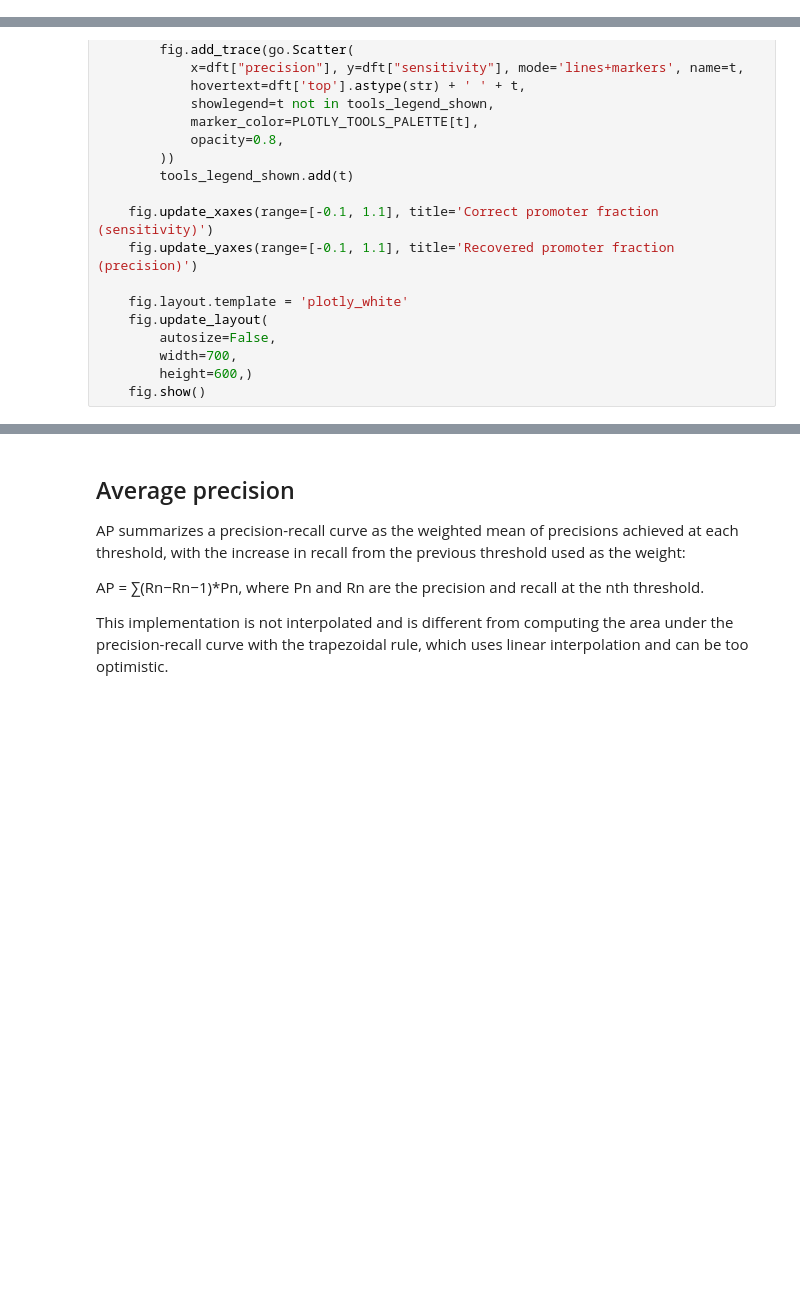
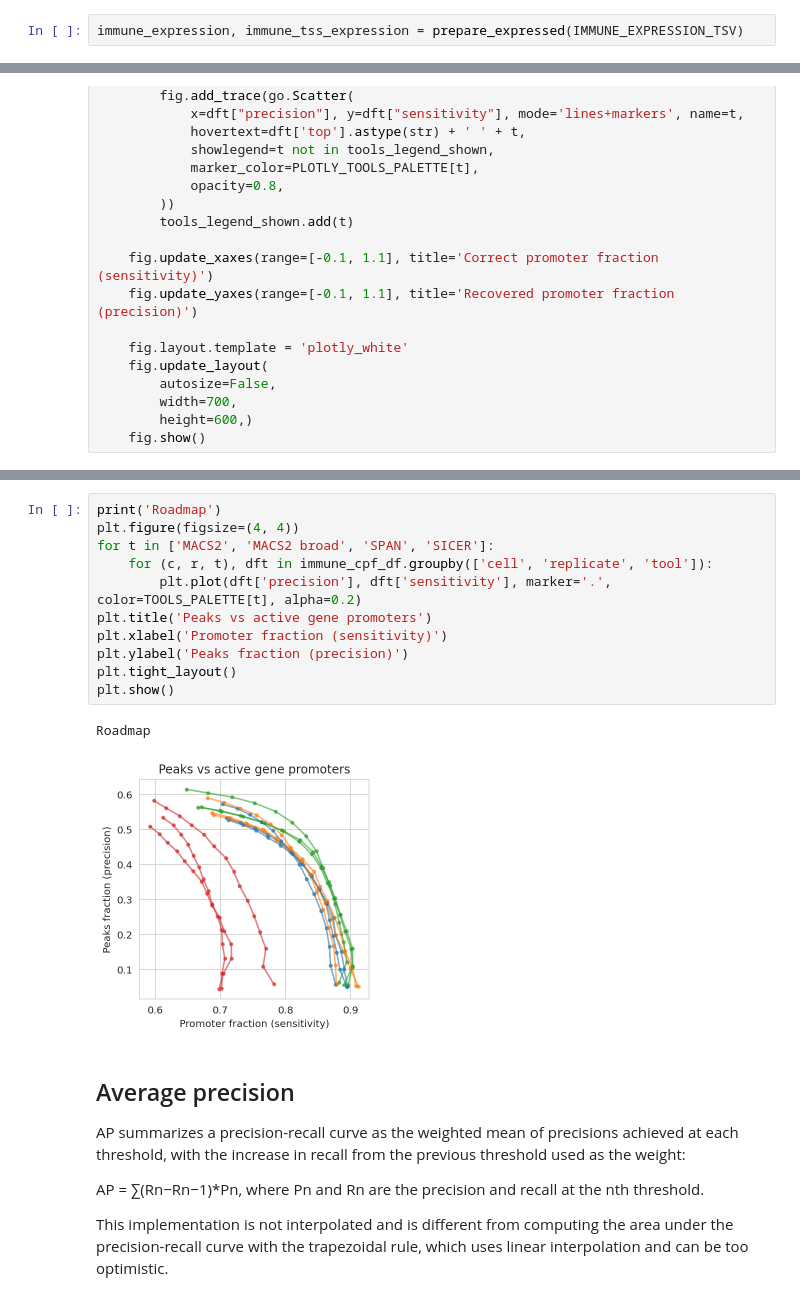
Before and after one commit to JetBrains-Research/peak-callers-analysis, a Jupyter notebook: 2023 - rnaseq.ipynb, the cells around one changed output, grey strips where cells are left out. Saved outputs shown, nothing was run; the diff lists cells and outputs as text; blank space fills up the shorter version.

```diff
--- a/2023 - rnaseq.ipynb
+++ b/2023 - rnaseq.ipynb
@@ -388,0 +398,2 @@ No artists with labels found to put in legend.  Note that artists whose label st
+# %%
+immune_expression, immune_tss_expression = prepare_expressed(IMMUNE_EXPRESSION_TSV)
@@ -538,3 +571,17 @@ Roadmap
+# %%
+print('Roadmap')
+plt.figure(figsize=(4, 4))
+for t in ['MACS2', 'MACS2 broad', 'SPAN', 'SICER']:
+    for (c, r, t), dft in immune_cpf_df.groupby(['cell', 'replicate', 'tool']):
+        plt.plot(dft['precision'], dft['sensitivity'], marker='.', color=TOOLS_PALETTE[t], alpha=0.2)
+plt.title('Peaks vs active gene promoters')
+plt.xlabel('Promoter fraction (sensitivity)')
+plt.ylabel('Peaks fraction (precision)')
+plt.tight_layout()
+plt.show()
+# %% [output]
+Roadmap
+[figure, added]
 # %% [markdown]
 ## Average precision
 
```
Also changed, not shown: parts of 18 cells of this notebook.
